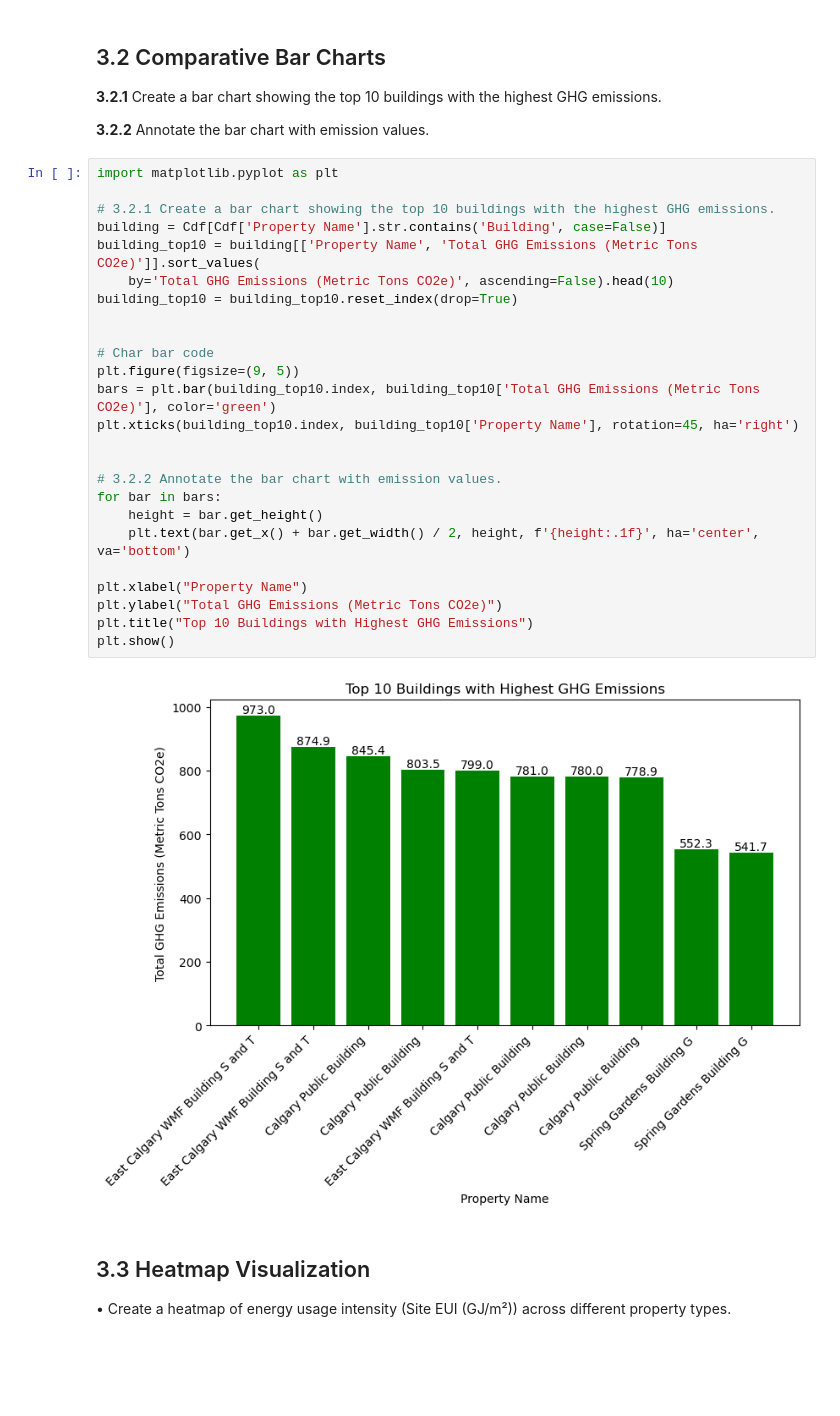
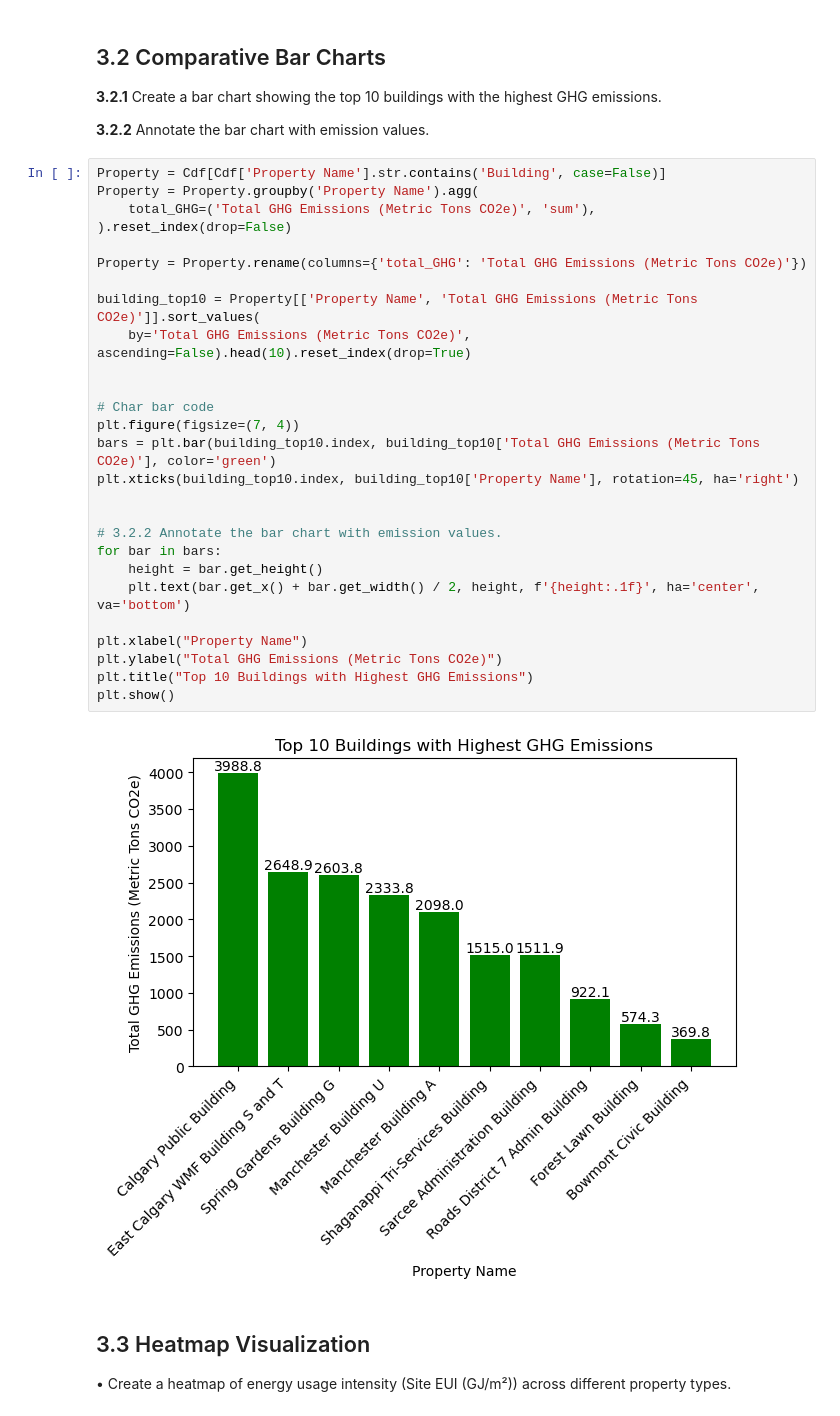
Before and after one commit to msthalegu/Analysis-of-Energy-Consumption-Trends-in-Calgary-, a Jupyter notebook: AssignmentFour.ipynb, the cells around one changed output. Saved outputs shown, nothing was run; the diff lists cells and outputs as text; blank space fills up the shorter version.

```diff
--- a/AssignmentFour.ipynb
+++ b/AssignmentFour.ipynb
@@ -582,33 +526,35 @@ plt.show()
 __3.2.1__ Create a bar chart showing the top 10 buildings with the highest GHG emissions.
 
 __3.2.2__ Annotate the bar chart with emission values.
-# %%
-import matplotlib.pyplot as plt
-
-# 3.2.1 Create a bar chart showing the top 10 buildings with the highest GHG emissions.
-building = Cdf[Cdf['Property Name'].str.contains('Building', case=False)]
-building_top10 = building[['Property Name', 'Total GHG Emissions (Metric Tons CO2e)']].sort_values(
-    by='Total GHG Emissions (Metric Tons CO2e)', ascending=False).head(10)
-building_top10 = building_top10.reset_index(drop=True)
-
-
-# Char bar code
-plt.figure(figsize=(9, 5))
-bars = plt.bar(building_top10.index, building_top10['Total GHG Emissions (Metric Tons CO2e)'], color='green')
-plt.xticks(building_top10.index, building_top10['Property Name'], rotation=45, ha='right')
-
-
-# 3.2.2 Annotate the bar chart with emission values.
-for bar in bars:
-    height = bar.get_height()
-    plt.text(bar.get_x() + bar.get_width() / 2, height, f'{height:.1f}', ha='center', va='bottom')
-
-plt.xlabel("Property Name")
-plt.ylabel("Total GHG Emissions (Metric Tons CO2e)")
-plt.title("Top 10 Buildings with Highest GHG Emissions")
-plt.show()
-# %% [output]
-[figure, removed]
+# %%
+Property = Cdf[Cdf['Property Name'].str.contains('Building', case=False)]
+Property = Property.groupby('Property Name').agg(
+    total_GHG=('Total GHG Emissions (Metric Tons CO2e)', 'sum'),
+).reset_index(drop=False)
+
+Property = Property.rename(columns={'total_GHG': 'Total GHG Emissions (Metric Tons CO2e)'})
+
+building_top10 = Property[['Property Name', 'Total GHG Emissions (Metric Tons CO2e)']].sort_values(
+    by='Total GHG Emissions (Metric Tons CO2e)', ascending=False).head(10).reset_index(drop=True)
+
+
+# Char bar code
+plt.figure(figsize=(7, 4))
+bars = plt.bar(building_top10.index, building_top10['Total GHG Emissions (Metric Tons CO2e)'], color='green')
+plt.xticks(building_top10.index, building_top10['Property Name'], rotation=45, ha='right')
+
+
+# 3.2.2 Annotate the bar chart with emission values.
+for bar in bars:
+    height = bar.get_height()
+    plt.text(bar.get_x() + bar.get_width() / 2, height, f'{height:.1f}', ha='center', va='bottom')
+
+plt.xlabel("Property Name")
+plt.ylabel("Total GHG Emissions (Metric Tons CO2e)")
+plt.title("Top 10 Buildings with Highest GHG Emissions")
+plt.show()
+# %% [output]
+[figure, added]
 # %% [markdown]
 ## 3.3 Heatmap Visualization
 • Create a heatmap of energy usage intensity (Site EUI (GJ/m²)) across different property
```
Also changed, not shown: parts of 23 cells of this notebook.
